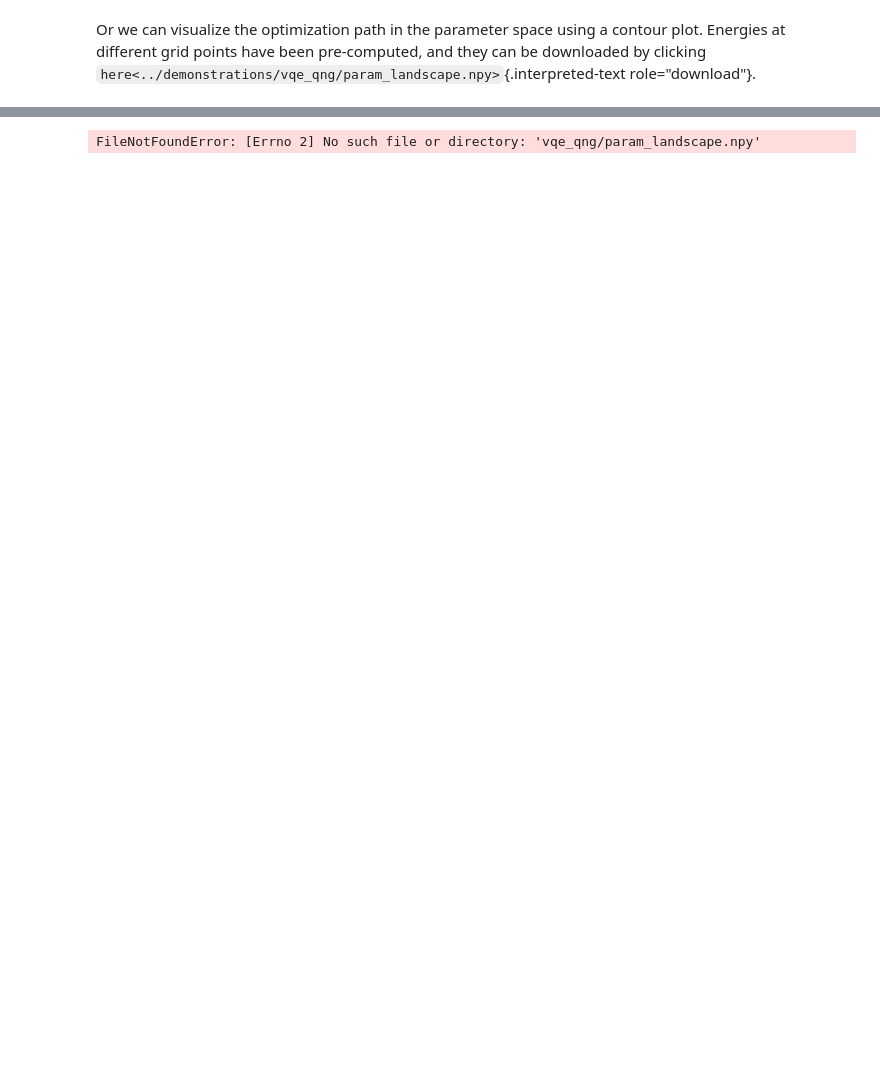
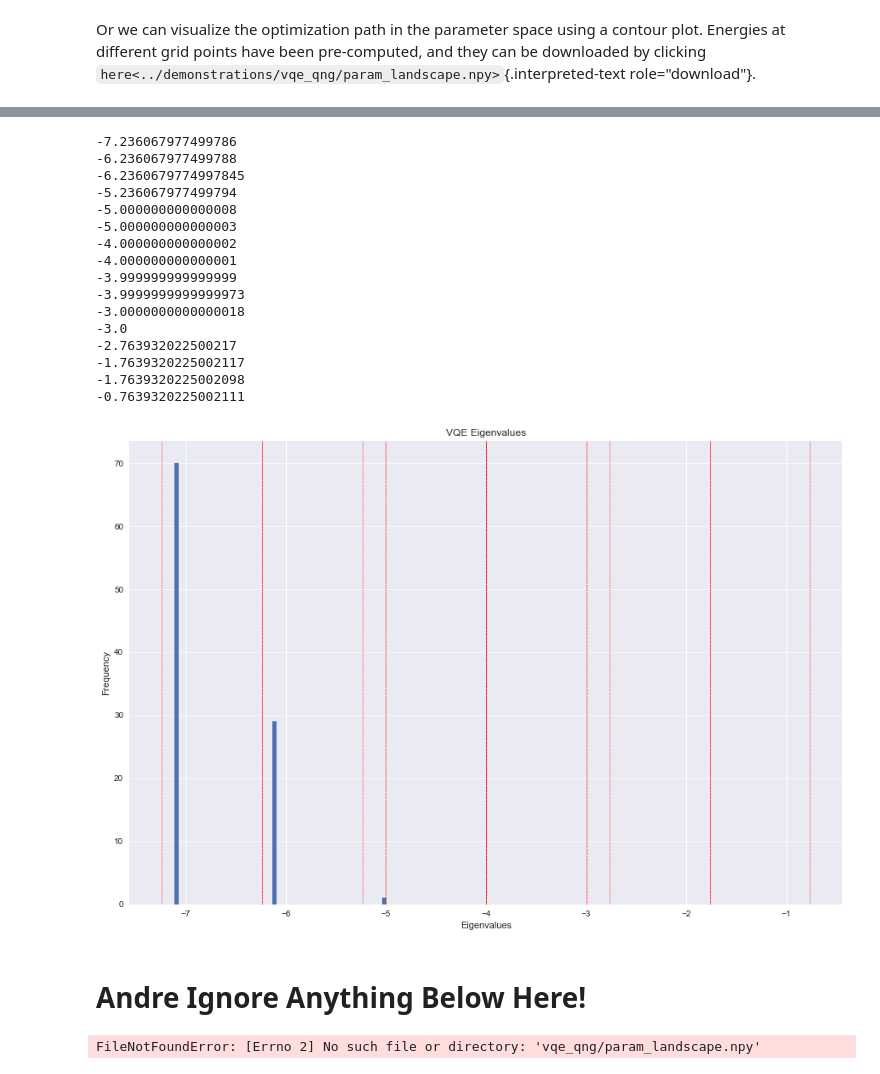
Before and after one commit to noorainnoorani/Quantum_for_Linear_PDE_Carleton, a Jupyter notebook: VQE/vqe_qng_NxN.ipynb, the cells around one changed output, grey strips where cells are left out. Cells and saved outputs as stored; diff of their text form; code cells hidden in the pictures; blank space fills up the shorter version.

```diff
--- a/VQE/vqe_qng_NxN.ipynb
+++ b/VQE/vqe_qng_NxN.ipynb
@@ -78,15 +77,11 @@ print(D)
 
 l, v = eig(D)
 
-print('\n', l)
+egs = np.array(sorted(l))
 
-print('\n', sorted(l))
+print('\n', egs)
 
-print('\n', v)
-
-# print('\n', v)
-
-# Make histogram
+# try adding in numbers that don't break hermitian to see how eigs change
 # %% [output]
 [[-4.  1.  0.  0.  1.  0.  0.  0.  0.  0.  0.  0.  0.  0.  0.  0.]
  [ 1. -4.  1.  0.  0.  1.  0.  0.  0.  0.  0.  0.  0.  0.  0.  0.]
@@ -326,0 +567,31 @@ role="download"}.
+# %%
+plt.rcParams['figure.figsize'] = [15, 10]
+plt.hist(np.array(final_E), 50)
+plt.grid(axis='y', alpha=0.75)
+plt.xlabel('Eigenvalues')
+plt.ylabel('Frequency')
+plt.title('VQE Eigenvalues')
+
+for i in range(len(egs)):
+    plt.axvline(egs[i], linewidth=0.5, color='r', ls = '--')
+    print(egs[i])
+# %% [output]
+-7.236067977499786
+-6.236067977499788
+-6.2360679774997845
+-5.236067977499794
+-5.000000000000008
+-5.000000000000003
+-4.000000000000002
+-4.000000000000001
+-3.999999999999999
+-3.9999999999999973
+-3.0000000000000018
+-3.0
+-2.763932022500217
+-1.7639320225002117
+-1.7639320225002098
+-0.7639320225002111
+[figure, added]
+# %% [markdown]
+# Andre Ignore Anything Below Here!
```
Also changed, not shown: parts of 16 cells of this notebook.
